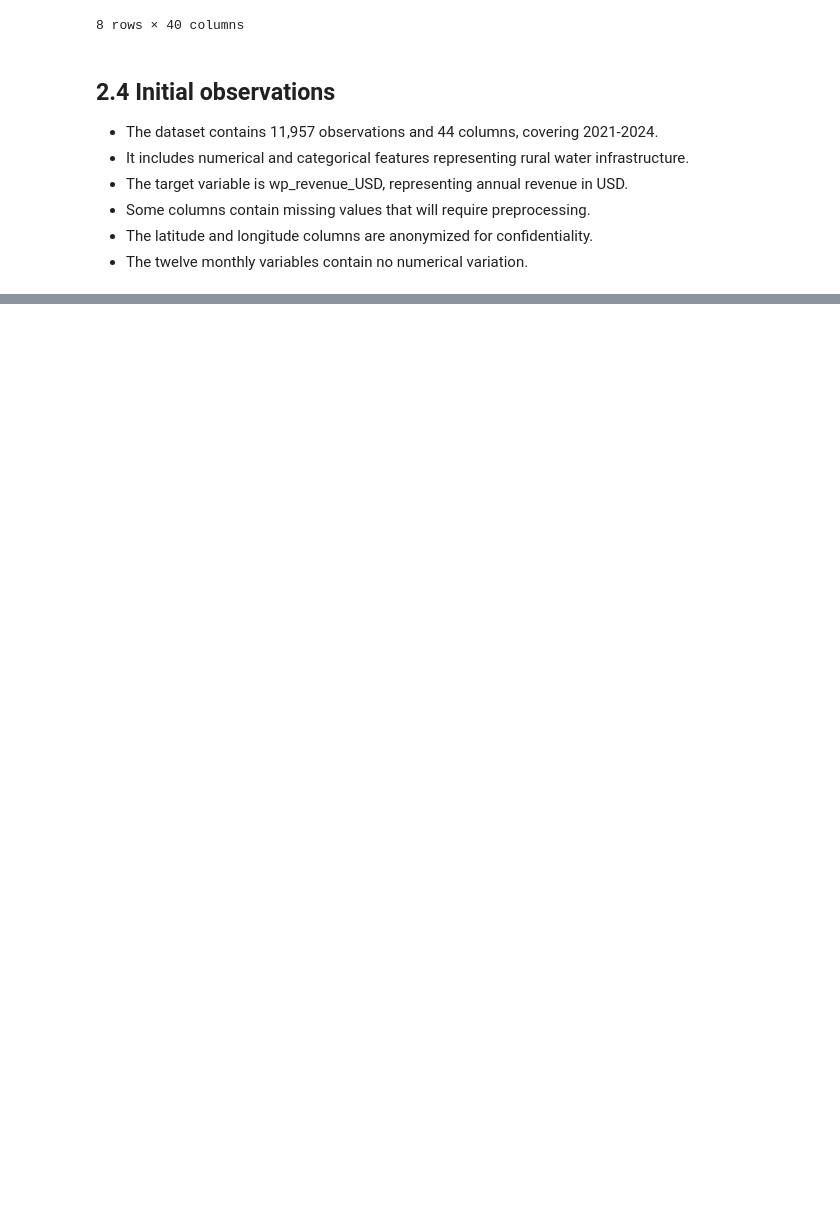
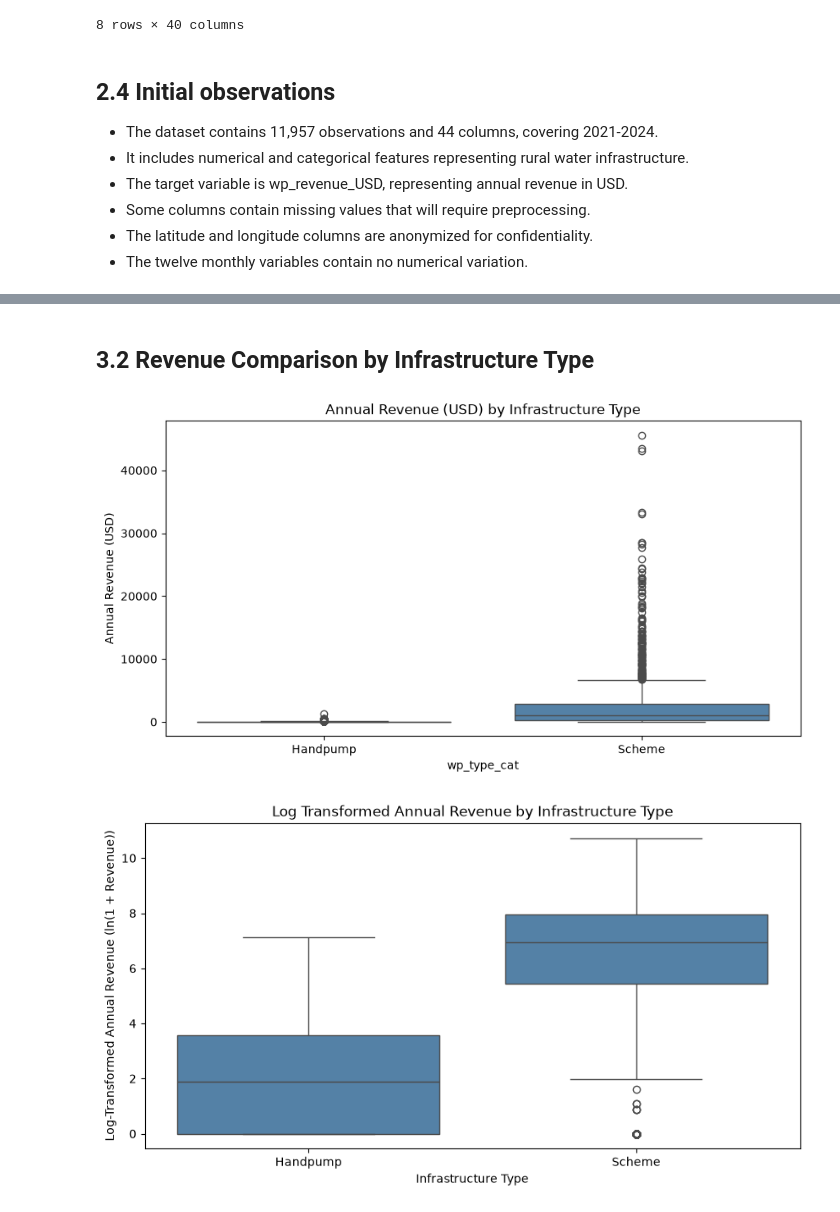
Before and after one commit to L-nsamba/linear_regression_model, a Jupyter notebook: summative/linear_regression/multivariate.ipynb, the cells around one changed output, grey strips where cells are left out. Saved outputs shown, nothing was run; the diff lists cells and outputs as text; code cells hidden in the pictures; blank space fills up the shorter version.

```diff
--- a/summative/linear_regression/multivariate.ipynb
+++ b/summative/linear_regression/multivariate.ipynb
@@ -97,0 +145,28 @@ memory usage: 4.0 MB
+# %% [markdown]
+## 3.2 Revenue Comparison by Infrastructure Type
+# %%
+# Box plots comparing the revenue distributions (USD) of the two infrastructure types
+
+plt.figure(figsize=(10, 5))
+
+sns.boxplot(data=df, x="wp_type_cat", y="wp_revenue_USD", color="steelblue")
+
+plt.title("Annual Revenue (USD) by Infrastructure Type")
+plt.ylabel("Annual Revenue (USD)")
+
+plt.show()
+
+# Log transformed boxplot
+
+plt.figure(figsize=(10, 5))
+
+sns.boxplot(data=df, x="wp_type_cat", y=log_revenue, color="steelblue")
+
+plt.title("Log Transformed Annual Revenue by Infrastructure Type")
+plt.xlabel("Infrastructure Type")
+plt.ylabel("Log-Transformed Annual Revenue (ln(1 + Revenue))")
+
+plt.show()
+# %% [output]
+[figure, added]
+[figure, added]
```
Also changed, not shown: parts of 11 cells of this notebook.
